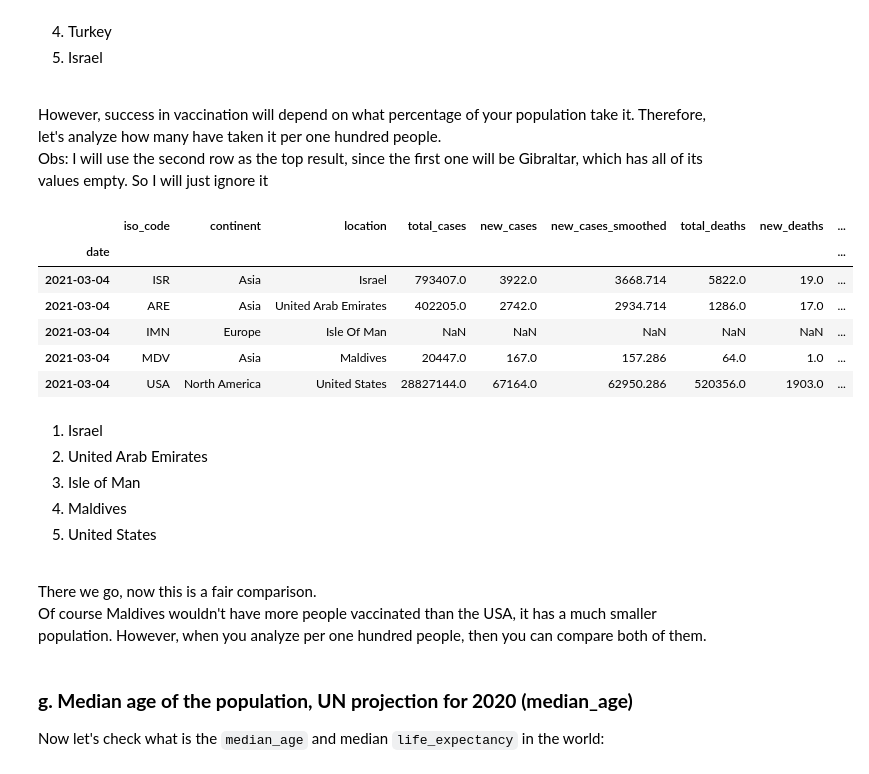
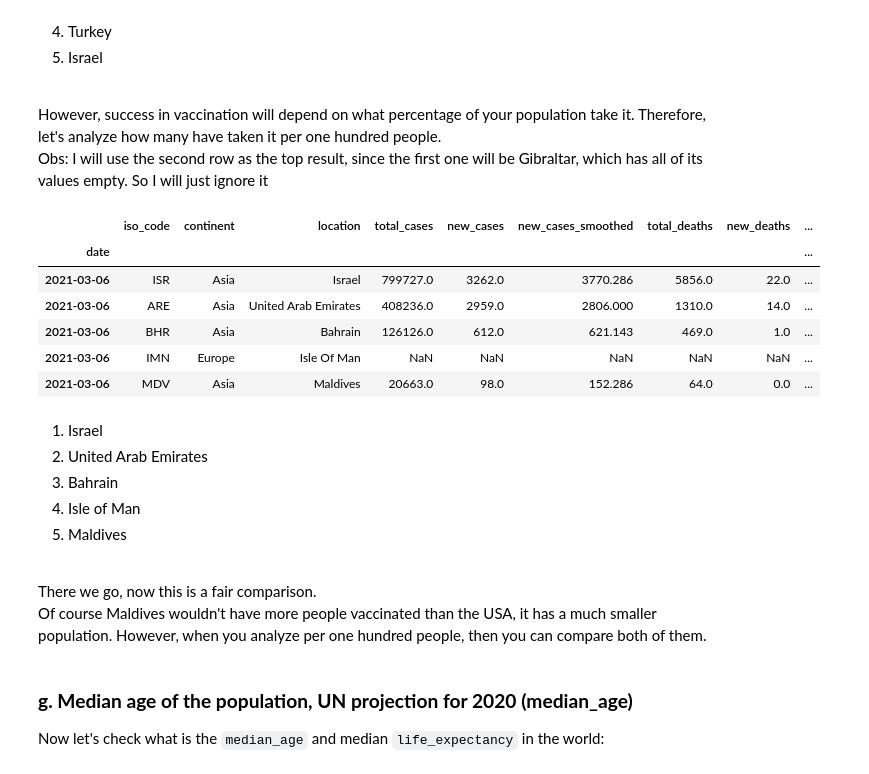
Before and after one commit to vinny380/Covid-19-data-analysis, a Jupyter notebook: Covid_19_Data_Analysis.ipynb, the cells around one changed output. Saved outputs shown, nothing was run; the diff lists cells and outputs as text; code cells hidden in the pictures.

```diff
--- a/Covid_19_Data_Analysis.ipynb
+++ b/Covid_19_Data_Analysis.ipynb
@@ -363,21 +363,21 @@ However, success in vaccination will depend on what percentage of your populatio
 Obs: I will use the second row as the top result, since the first one will be Gibraltar, which has all of its values empty. So I will just ignore it
 # %%
 # top five countries by total vaccinations per one hundred people
-df.loc['2021-03-04'].sort_values(by='total_vaccinations_per_hundred', ascending=False)[1:6]
+df.loc['2021-03-06'].sort_values(by='total_vaccinations_per_hundred', ascending=False)[1:6]
 # %% [output]
 |  | iso_code | continent | location | total_cases | new_cases | new_cases_smoothed | total_deaths | new_deaths | ... |
 | date |  |  |  |  |  |  |  |  | ... |
-| 2021-03-04 | ISR | Asia | Israel | 793407.0 | 3922.0 | 3668.714 | 5822.0 | 19.0 | ... |
-| 2021-03-04 | ARE | Asia | United Arab Emirates | 402205.0 | 2742.0 | 2934.714 | 1286.0 | 17.0 | ... |
-| 2021-03-04 | IMN | Europe | Isle Of Man | NaN | NaN | NaN | NaN | NaN | ... |
-| 2021-03-04 | MDV | Asia | Maldives | 20447.0 | 167.0 | 157.286 | 64.0 | 1.0 | ... |
-| 2021-03-04 | USA | North America | United States | 28827144.0 | 67164.0 | 62950.286 | 520356.0 | 1903.0 | ... |
+| 2021-03-06 | ISR | Asia | Israel | 799727.0 | 3262.0 | 3770.286 | 5856.0 | 22.0 | ... |
+| 2021-03-06 | ARE | Asia | United Arab Emirates | 408236.0 | 2959.0 | 2806.000 | 1310.0 | 14.0 | ... |
+| 2021-03-06 | BHR | Asia | Bahrain | 126126.0 | 612.0 | 621.143 | 469.0 | 1.0 | ... |
+| 2021-03-06 | IMN | Europe | Isle Of Man | NaN | NaN | NaN | NaN | NaN | ... |
+| 2021-03-06 | MDV | Asia | Maldives | 20663.0 | 98.0 | 152.286 | 64.0 | 0.0 | ... |
 # %% [markdown]
 1. Israel
 2. United Arab Emirates
-3. Isle of Man
-4. Maldives
-5. United States
+3. Bahrain
+4. Isle of Man
+5. Maldives
 <br>
 There we go, now this is a fair comparison.<br>
  Of course Maldives wouldn't have more people vaccinated than the USA, it has a much smaller population. However, when you analyze per one hundred people, then you can compare both of them.
```
Also changed, not shown: parts of 19 cells of this notebook.
